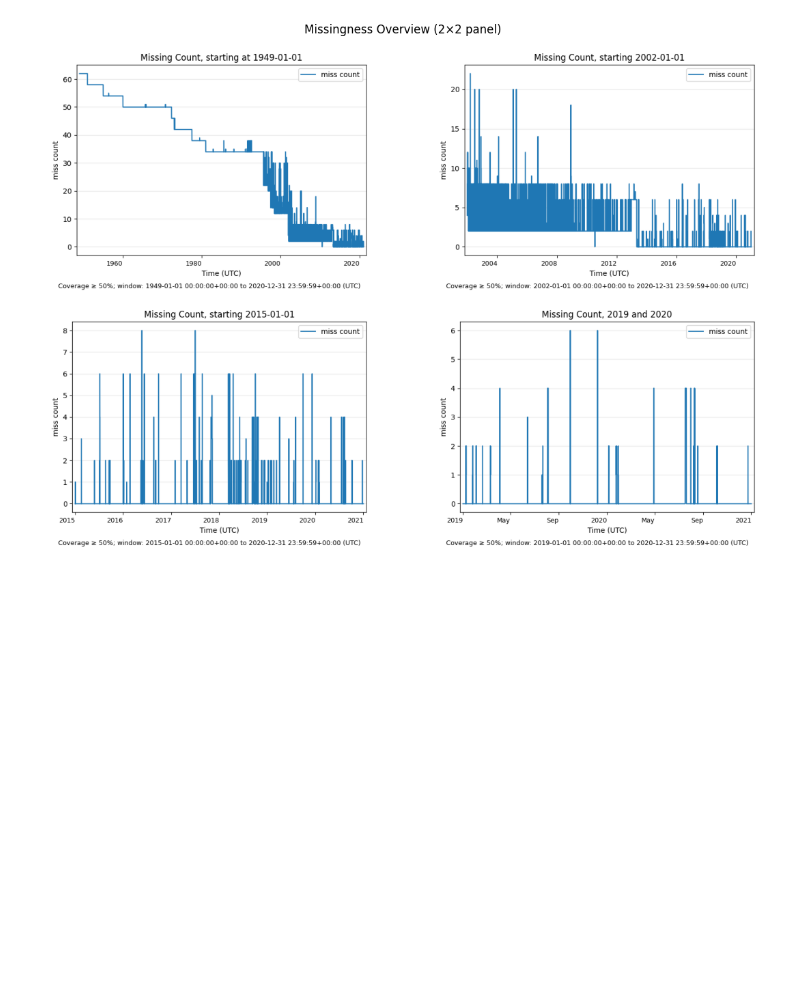
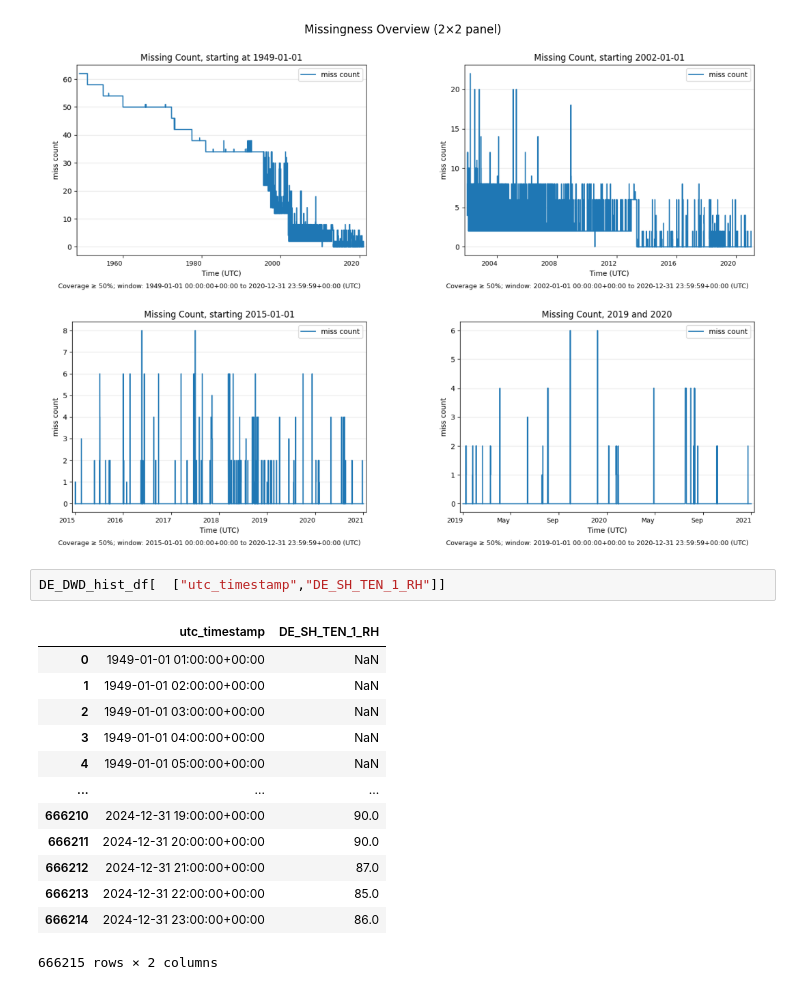
Before and after one commit to F-Skorz/electricity-demand-project, a Jupyter notebook: notebooks/03_Weather_historic.ipynb, the cells around one changed output. Cells and saved outputs as stored; diff of their text form; blank space fills up the shorter version.

```diff
--- a/notebooks/03_Weather_historic.ipynb
+++ b/notebooks/03_Weather_historic.ipynb
@@ -372,3 +419,19 @@ plt.close(fig1); plt.close(fig2); plt.close(fig3); plt.close(fig4)
 plt.show()
 # %% [output]
 [figure]
+# %%
+DE_DWD_hist_df[  ["utc_timestamp","DE_SH_TEN_1_RH"]]
+# %% [output]
+|  | utc_timestamp | DE_SH_TEN_1_RH |
+| 0 | 1949-01-01 01:00:00+00:00 | NaN |
+| 1 | 1949-01-01 02:00:00+00:00 | NaN |
+| 2 | 1949-01-01 03:00:00+00:00 | NaN |
+| 3 | 1949-01-01 04:00:00+00:00 | NaN |
+| 4 | 1949-01-01 05:00:00+00:00 | NaN |
+| ... | ... | ... |
+| 666210 | 2024-12-31 19:00:00+00:00 | 90.0 |
+| 666211 | 2024-12-31 20:00:00+00:00 | 90.0 |
+| 666212 | 2024-12-31 21:00:00+00:00 | 87.0 |
+| 666213 | 2024-12-31 22:00:00+00:00 | 85.0 |
+| 666214 | 2024-12-31 23:00:00+00:00 | 86.0 |
+666215 rows × 2 columns
```
Also changed, not shown: parts of 6 cells of this notebook, 6 other files.
